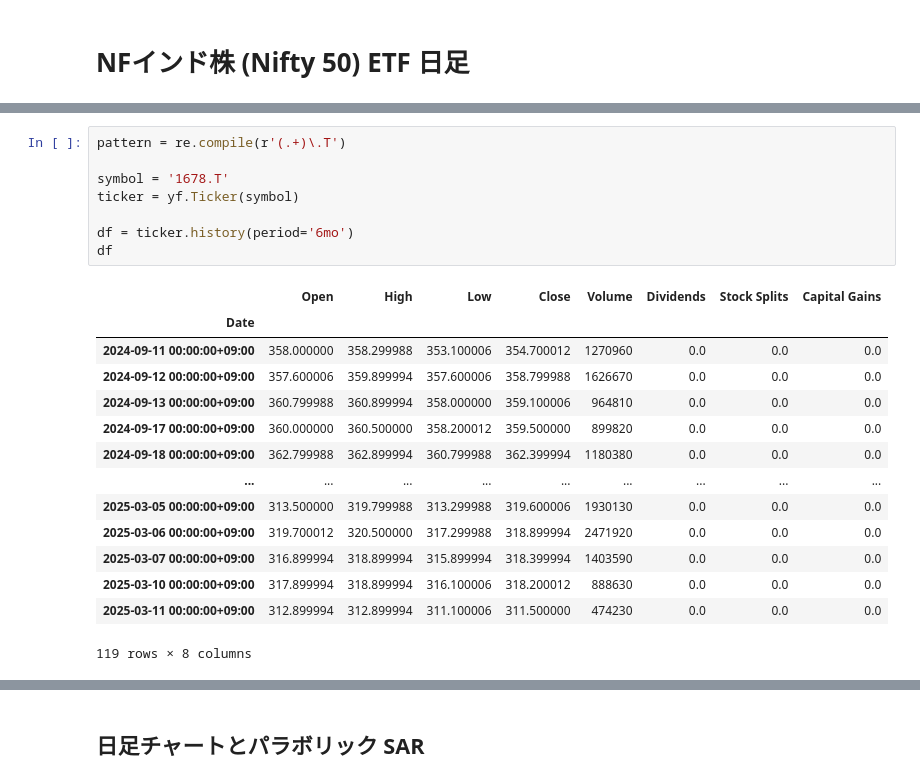
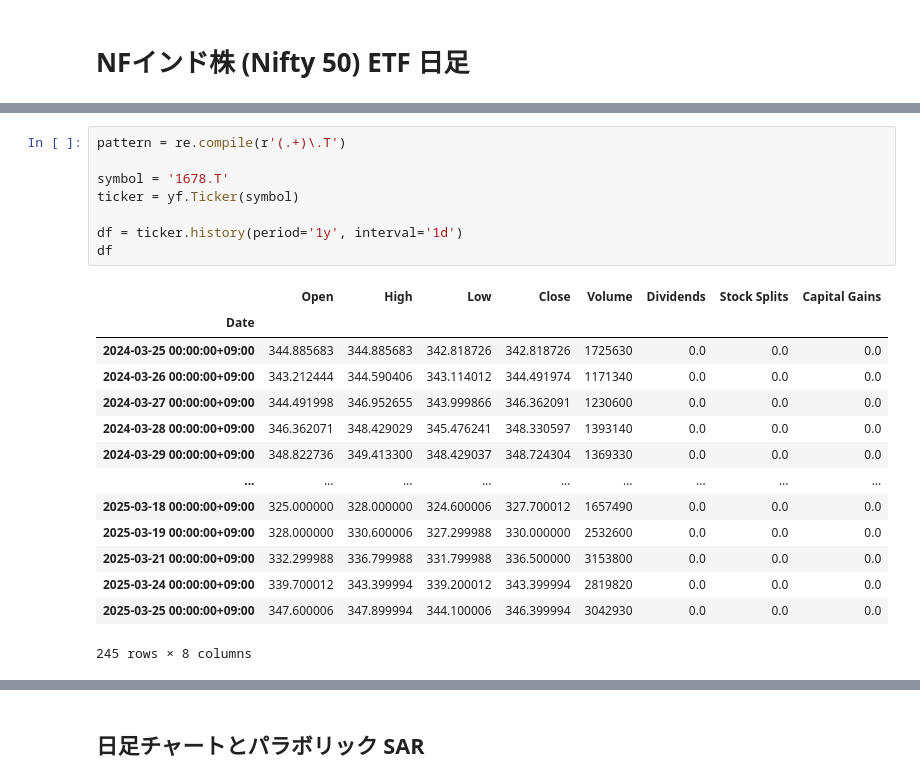
Before and after one commit to bitwalk123/stock, a Jupyter notebook: watching/report_daily_1678.ipynb, the cells around one changed output, grey strips where cells are left out. Cells and saved outputs as stored; diff of their text form.

```diff
--- a/watching/report_daily_1678.ipynb
+++ b/watching/report_daily_1678.ipynb
@@ -17,23 +19,23 @@ from funcs.technical import psar
 # %%
 pattern = re.compile(r'(.+)\.T')
 
 symbol = '1678.T'
 ticker = yf.Ticker(symbol)
 
-df = ticker.history(period='6mo')
+df = ticker.history(period='1y', interval='1d')
 df
 # %% [output]
 |  | Open | High | Low | Close | Volume | Dividends | Stock Splits | Capital Gains |
 | Date |  |  |  |  |  |  |  |  |
-| 2024-09-11 00:00:00+09:00 | 358.000000 | 358.299988 | 353.100006 | 354.700012 | 1270960 | 0.0 | 0.0 | 0.0 |
-| 2024-09-12 00:00:00+09:00 | 357.600006 | 359.899994 | 357.600006 | 358.799988 | 1626670 | 0.0 | 0.0 | 0.0 |
-| 2024-09-13 00:00:00+09:00 | 360.799988 | 360.899994 | 358.000000 | 359.100006 | 964810 | 0.0 | 0.0 | 0.0 |
-| 2024-09-17 00:00:00+09:00 | 360.000000 | 360.500000 | 358.200012 | 359.500000 | 899820 | 0.0 | 0.0 | 0.0 |
-| 2024-09-18 00:00:00+09:00 | 362.799988 | 362.899994 | 360.799988 | 362.399994 | 1180380 | 0.0 | 0.0 | 0.0 |
+| 2024-03-25 00:00:00+09:00 | 344.885683 | 344.885683 | 342.818726 | 342.818726 | 1725630 | 0.0 | 0.0 | 0.0 |
+| 2024-03-26 00:00:00+09:00 | 343.212444 | 344.590406 | 343.114012 | 344.491974 | 1171340 | 0.0 | 0.0 | 0.0 |
+| 2024-03-27 00:00:00+09:00 | 344.491998 | 346.952655 | 343.999866 | 346.362091 | 1230600 | 0.0 | 0.0 | 0.0 |
+| 2024-03-28 00:00:00+09:00 | 346.362071 | 348.429029 | 345.476241 | 348.330597 | 1393140 | 0.0 | 0.0 | 0.0 |
+| 2024-03-29 00:00:00+09:00 | 348.822736 | 349.413300 | 348.429037 | 348.724304 | 1369330 | 0.0 | 0.0 | 0.0 |
 | ... | ... | ... | ... | ... | ... | ... | ... | ... |
-| 2025-03-05 00:00:00+09:00 | 313.500000 | 319.799988 | 313.299988 | 319.600006 | 1930130 | 0.0 | 0.0 | 0.0 |
-| 2025-03-06 00:00:00+09:00 | 319.700012 | 320.500000 | 317.299988 | 318.899994 | 2471920 | 0.0 | 0.0 | 0.0 |
-| 2025-03-07 00:00:00+09:00 | 316.899994 | 318.899994 | 315.899994 | 318.399994 | 1403590 | 0.0 | 0.0 | 0.0 |
-| 2025-03-10 00:00:00+09:00 | 317.899994 | 318.899994 | 316.100006 | 318.200012 | 888630 | 0.0 | 0.0 | 0.0 |
-| 2025-03-11 00:00:00+09:00 | 312.899994 | 312.899994 | 311.100006 | 311.500000 | 474230 | 0.0 | 0.0 | 0.0 |
+| 2025-03-18 00:00:00+09:00 | 325.000000 | 328.000000 | 324.600006 | 327.700012 | 1657490 | 0.0 | 0.0 | 0.0 |
+| 2025-03-19 00:00:00+09:00 | 328.000000 | 330.600006 | 327.299988 | 330.000000 | 2532600 | 0.0 | 0.0 | 0.0 |
+| 2025-03-21 00:00:00+09:00 | 332.299988 | 336.799988 | 331.799988 | 336.500000 | 3153800 | 0.0 | 0.0 | 0.0 |
+| 2025-03-24 00:00:00+09:00 | 339.700012 | 343.399994 | 339.200012 | 343.399994 | 2819820 | 0.0 | 0.0 | 0.0 |
+| 2025-03-25 00:00:00+09:00 | 347.600006 | 347.899994 | 344.100006 | 346.399994 | 3042930 | 0.0 | 0.0 | 0.0 |
-119 rows × 8 columns
+245 rows × 8 columns
```
Also changed, not shown: parts of 12 cells of this notebook, 26 other files.
